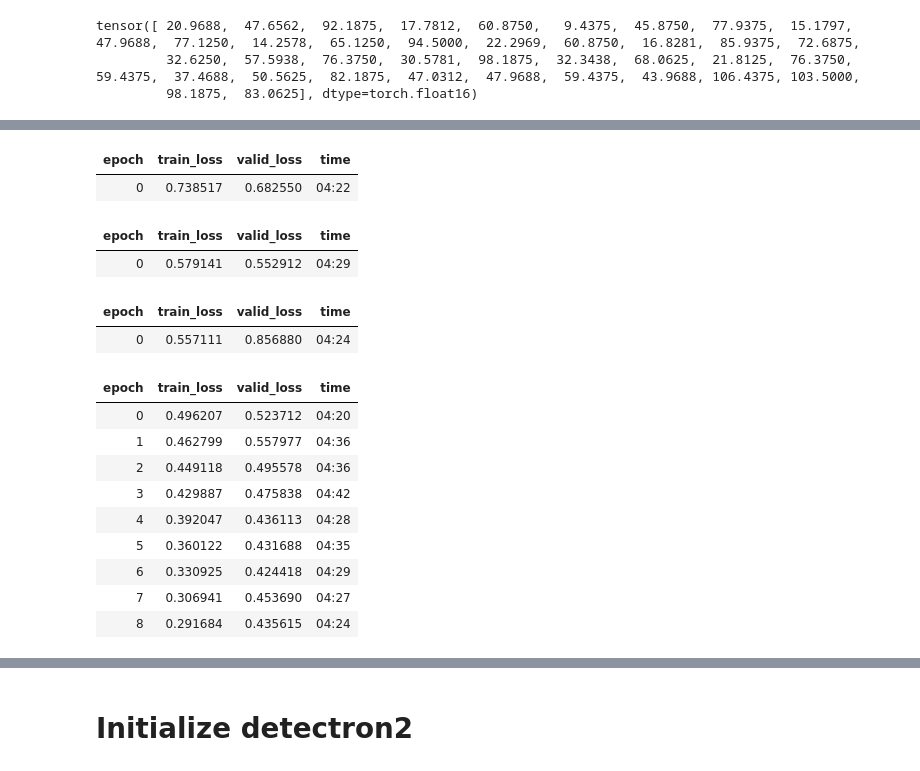
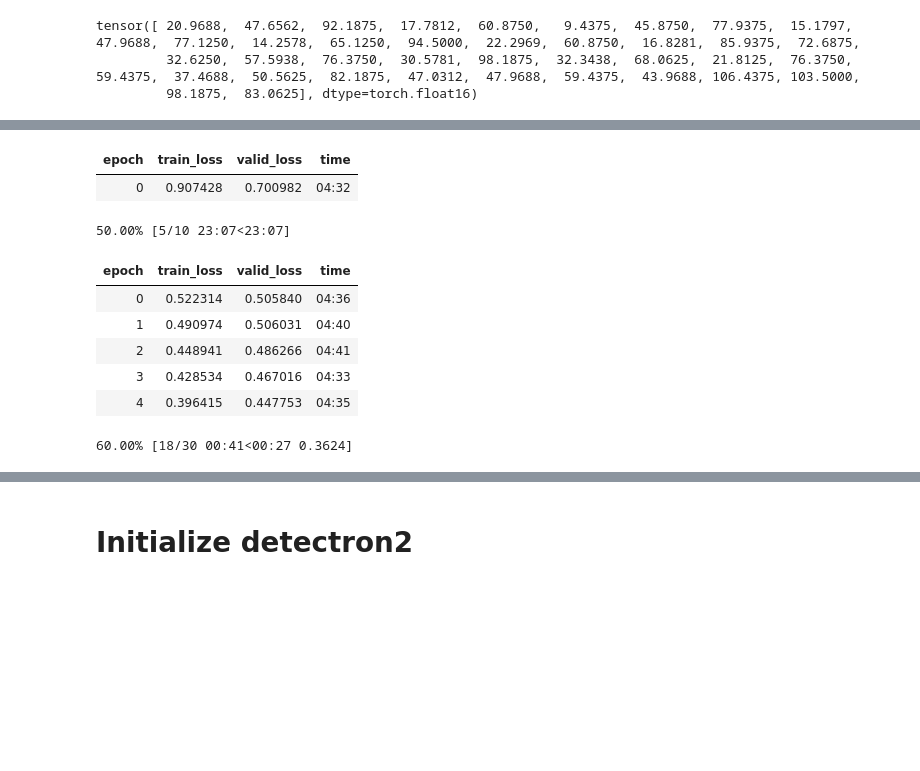
Before and after one commit to GollyTicker/Food-Recognition-Challenge, a Jupyter notebook: Starter_Kit.ipynb, the cells around one changed output, grey strips where cells are left out. Drawn from its saved outputs; the diff is of its cells as text; code cells hidden in the pictures; blank space fills up the shorter version.

```diff
--- a/Starter_Kit.ipynb
+++ b/Starter_Kit.ipynb
@@ -741,7 +741,7 @@ def loss_func(x,y):
   return result
 
 learn = unet_learner(
-  dls, resnet18,
+  dls, resnet34,
   n_out = N_CLASSES,
   pretrained=True,
   wd = 0.01,
@@ -791,34 +792,25 @@ Callbacks:
 # %%
 # learn.show_training_loop()
 EPOCHS = 10
 
-if "test train loop works":
-  learn.fine_tune(1)
-
-learn.fine_tune(EPOCHS-1)
+learn.fine_tune(EPOCHS)
 
 # learn.fine_tune(10)
 # learn.fit_one_cycle(5)
 
 # learn.show_results()
 # todo. cannot show tensor multi-segmentation mask. need to define custom class for that
 # %% [output]
 | epoch | train_loss | valid_loss | time |
-| 0 | 0.738517 | 0.682550 | 04:22 |
+| 0 | 0.907428 | 0.700982 | 04:32 |
+50.00% [5/10 23:07<23:07]
 | epoch | train_loss | valid_loss | time |
-| 0 | 0.579141 | 0.552912 | 04:29 |
+| 0 | 0.522314 | 0.505840 | 04:36 |
+| 1 | 0.490974 | 0.506031 | 04:40 |
+| 2 | 0.448941 | 0.486266 | 04:41 |
+| 3 | 0.428534 | 0.467016 | 04:33 |
+| 4 | 0.396415 | 0.447753 | 04:35 |
-| epoch | train_loss | valid_loss | time |
-| 0 | 0.557111 | 0.856880 | 04:24 |
-| epoch | train_loss | valid_loss | time |
-| 0 | 0.496207 | 0.523712 | 04:20 |
-| 1 | 0.462799 | 0.557977 | 04:36 |
-| 2 | 0.449118 | 0.495578 | 04:36 |
-| 3 | 0.429887 | 0.475838 | 04:42 |
-| 4 | 0.392047 | 0.436113 | 04:28 |
-| 5 | 0.360122 | 0.431688 | 04:35 |
-| 6 | 0.330925 | 0.424418 | 04:29 |
-| 7 | 0.306941 | 0.453690 | 04:27 |
-| 8 | 0.291684 | 0.435615 | 04:24 |
+60.00% [18/30 00:41<00:27 0.3624]
 # %%
 # save model
 # todo. need access to some S3 storage or so for this
```
Also changed, not shown: parts of 2 cells of this notebook.
